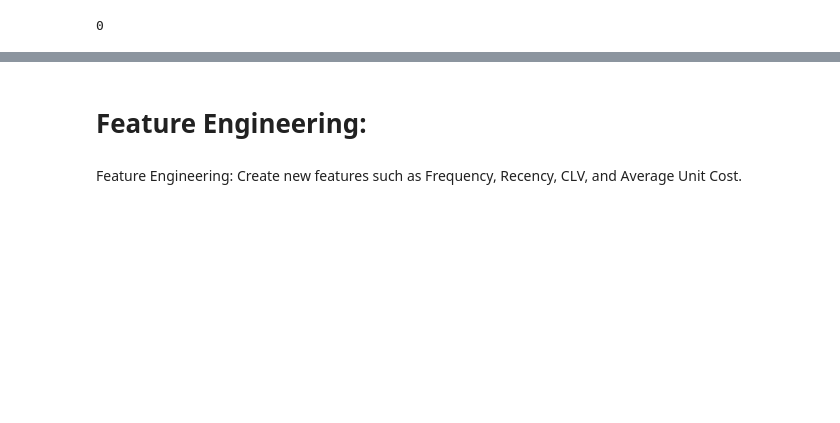
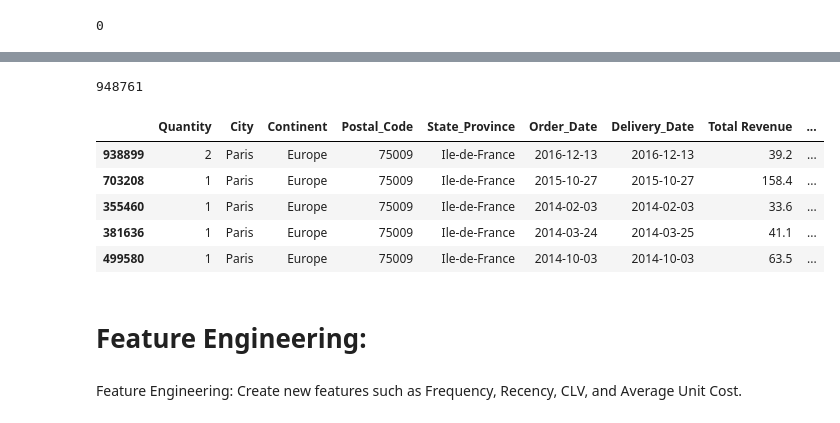
Before and after one commit to sheldonkemper/portfolio, a Jupyter notebook: KEMPER_SHELDON_CAM_C101_Week_6_Mini-project.ipynb, the cells around one changed output, grey strips where cells are left out. Saved outputs shown, nothing was run; the diff lists cells and outputs as text; code cells hidden in the pictures; blank space fills up the shorter version.

```diff
--- a/KEMPER_SHELDON_CAM_C101_Week_6_Mini-project.ipynb
+++ b/KEMPER_SHELDON_CAM_C101_Week_6_Mini-project.ipynb
@@ -285,3 +894,27 @@ plt.show()
+# %%
+# Check for duplicate Customer IDs
+duplicate_check = cleaned_data.duplicated(subset=['Customer ID'], keep=False)
+print(duplicate_check.sum())  # This will print the number of duplicate Customer IDs
+
+
+# Assuming `cleaned_data` is your DataFrame
+
+# Step 1: Identify duplicate Customer IDs
+duplicate_customer_ids = cleaned_data[cleaned_data.duplicated('Customer ID', keep=False)]
+
+# Step 2: Filter rows with these duplicate Customer IDs
+duplicate_rows = cleaned_data[cleaned_data['Customer ID'].isin(duplicate_customer_ids['Customer ID'])]
+
+# Display the filtered rows with duplicate Customer IDs
+duplicate_rows.sort_values('Customer ID').head()
+# %% [output]
+948761
+|  | Quantity | City | Continent | Postal_Code | State_Province | Order_Date | Delivery_Date | Total Revenue | ... |
+| 938899 | 2 | Paris | Europe | 75009 | Ile-de-France | 2016-12-13 | 2016-12-13 | 39.2 | ... |
+| 703208 | 1 | Paris | Europe | 75009 | Ile-de-France | 2015-10-27 | 2015-10-27 | 158.4 | ... |
+| 355460 | 1 | Paris | Europe | 75009 | Ile-de-France | 2014-02-03 | 2014-02-03 | 33.6 | ... |
+| 381636 | 1 | Paris | Europe | 75009 | Ile-de-France | 2014-03-24 | 2014-03-25 | 41.1 | ... |
+| 499580 | 1 | Paris | Europe | 75009 | Ile-de-France | 2014-10-03 | 2014-10-03 | 63.5 | ... |
 # %% [markdown]
 # Feature Engineering:
 # %% [markdown]
```
Also changed, not shown: parts of 75 cells of this notebook.
